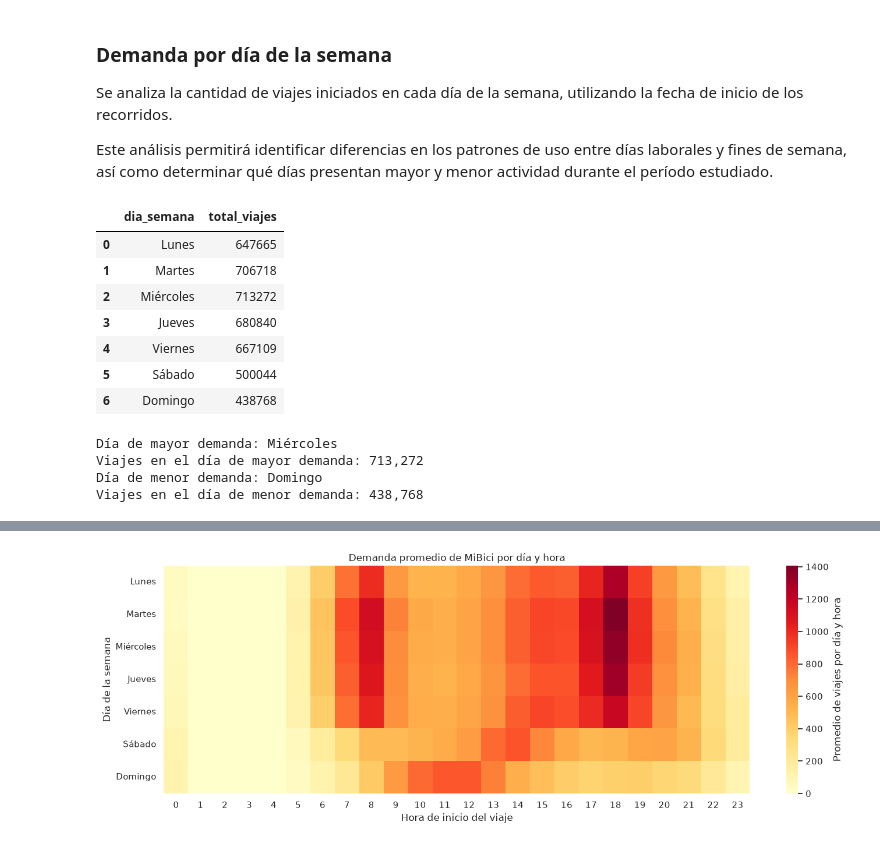
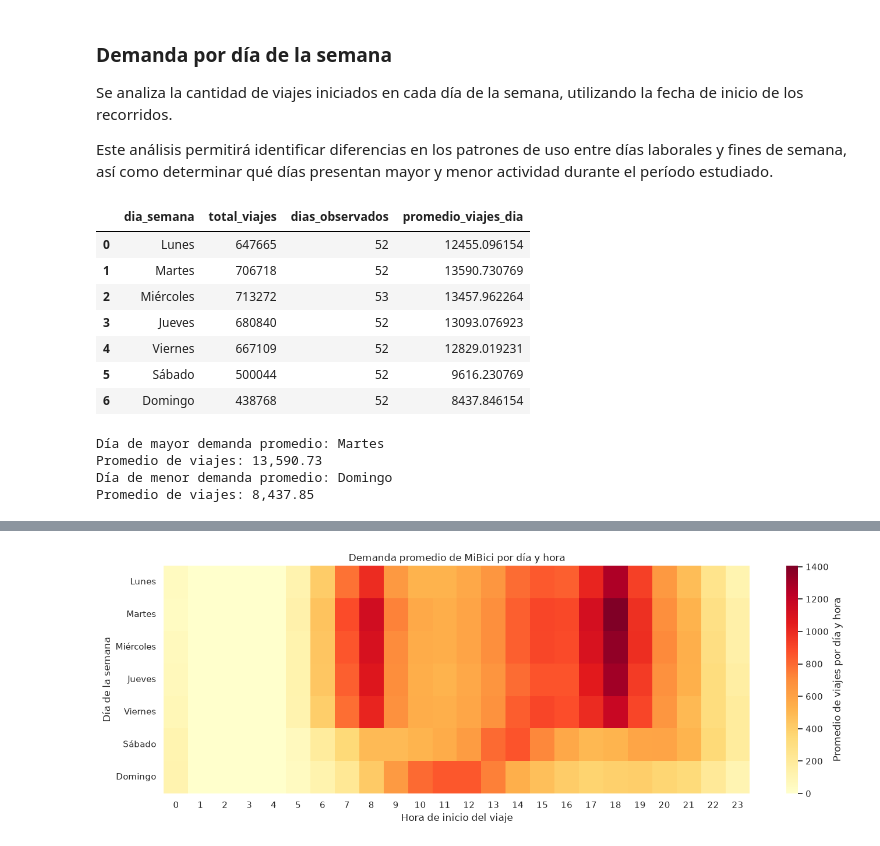
Before and after one commit to LUISG47/mibici-demand, a Jupyter notebook: notebooks/1.0-dac-eda.ipynb, the cells around one changed output, grey strips where cells are left out. Saved outputs shown, nothing was run; the diff lists cells and outputs as text; code cells hidden in the pictures.

```diff
--- a/notebooks/1.0-dac-eda.ipynb
+++ b/notebooks/1.0-dac-eda.ipynb
@@ -281,6 +284,7 @@ Se analiza la cantidad de viajes iniciados en cada día de la semana, utilizando
 
 Este análisis permitirá identificar diferencias en los patrones de uso entre días laborales y fines de semana, así como determinar qué días presentan mayor y menor actividad durante el período estudiado.
 # %%
+
 # Nombres de los días de la semana.
 dias_semana = [
     "Lunes",
@@ -293,53 +297,80 @@ dias_semana = [
 ]
 
 # Calcular los viajes iniciados por día de la semana.
 demanda_por_dia = (
     viajes["Inicio_del_viaje"]
     .dt.dayofweek
     .value_counts()
     .reindex(range(7), fill_value=0)
     .sort_index()
 )
 
+# Identificar las fechas con viajes registrados.
+fechas_observadas = (
+    viajes["Inicio_del_viaje"]
+    .dt.normalize()
+    .drop_duplicates()
+)
+
+# Contar cuántas fechas observadas corresponden a cada día.
+dias_observados = (
+    fechas_observadas
+    .dt.dayofweek
+    .value_counts()
+    .reindex(range(7), fill_value=0)
+    .sort_index()
+)
+
+# Normalizar la demanda por el número de fechas observadas.
+promedio_viajes_dia = (
+    demanda_por_dia
+    .div(dias_observados.replace(0, np.nan))
+)
+
 # Construir el resumen de demanda semanal.
 resumen_demanda_dia = pd.DataFrame({
     "dia_semana": dias_semana,
-    "total_viajes": demanda_por_dia.values
+    "total_viajes": demanda_por_dia.values,
+    "dias_observados": dias_observados.values,
+    "promedio_viajes_dia": promedio_viajes_dia.values
 })
 
 display(resumen_demanda_dia)
 
-# Identificar los días de mayor y menor actividad.
+# Identificar los días de mayor y menor demanda promedio.
+dia_mayor_demanda = promedio_viajes_dia.idxmax()
+dia_menor_demanda = promedio_viajes_dia.idxmin()
+
 print(
-    f"Día de mayor demanda: "
-    f"{dias_semana[demanda_por_dia.idxmax()]}"
+    f"Día de mayor demanda promedio: "
+    f"{dias_semana[dia_mayor_demanda]}"
 )
 
 print(
-    f"Viajes en el día de mayor demanda: "
-    f"{demanda_por_dia.max():,}"
+    f"Promedio de viajes: "
+    f"{promedio_viajes_dia.max():,.2f}"
 )
 
 print(
-    f"Día de menor demanda: "
-    f"{dias_semana[demanda_por_dia.idxmin()]}"
+    f"Día de menor demanda promedio: "
+    f"{dias_semana[dia_menor_demanda]}"
 )
 
 print(
-    f"Viajes en el día de menor demanda: "
-    f"{demanda_por_dia.min():,}"
+    f"Promedio de viajes: "
+    f"{promedio_viajes_dia.min():,.2f}"
 )
 # %% [output]
-|  | dia_semana | total_viajes |
-| 0 | Lunes | 647665 |
-| 1 | Martes | 706718 |
-| 2 | Miércoles | 713272 |
-| 3 | Jueves | 680840 |
-| 4 | Viernes | 667109 |
-| 5 | Sábado | 500044 |
-| 6 | Domingo | 438768 |
+|  | dia_semana | total_viajes | dias_observados | promedio_viajes_dia |
+| 0 | Lunes | 647665 | 52 | 12455.096154 |
+| 1 | Martes | 706718 | 52 | 13590.730769 |
+| 2 | Miércoles | 713272 | 53 | 13457.962264 |
+| 3 | Jueves | 680840 | 52 | 13093.076923 |
+| 4 | Viernes | 667109 | 52 | 12829.019231 |
+| 5 | Sábado | 500044 | 52 | 9616.230769 |
+| 6 | Domingo | 438768 | 52 | 8437.846154 |
-Día de mayor demanda: Miércoles
-Viajes en el día de mayor demanda: 713,272
-Día de menor demanda: Domingo
-Viajes en el día de menor demanda: 438,768
+Día de mayor demanda promedio: Martes
+Promedio de viajes: 13,590.73
+Día de menor demanda promedio: Domingo
+Promedio de viajes: 8,437.85
 # %%
```
Also changed, not shown: parts of 9 cells of this notebook, 1 other file.
